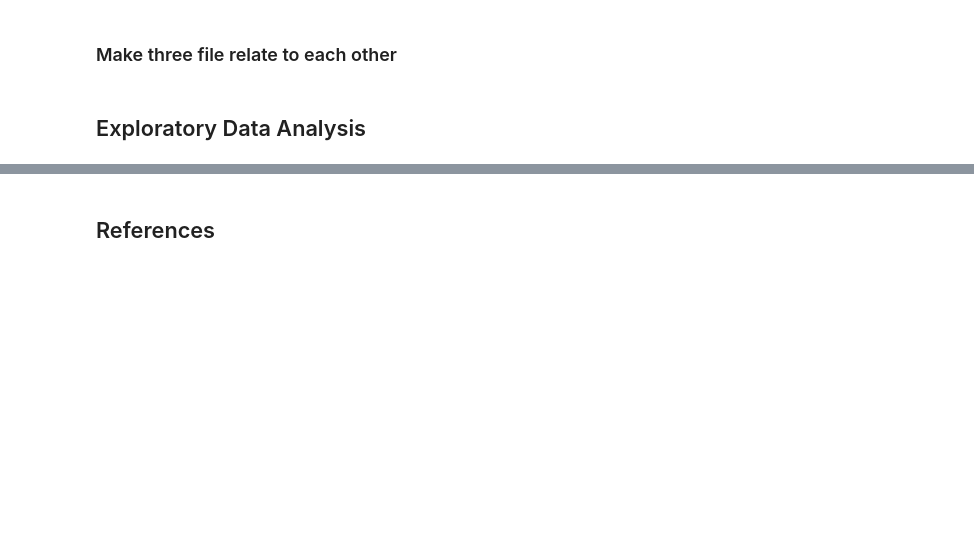
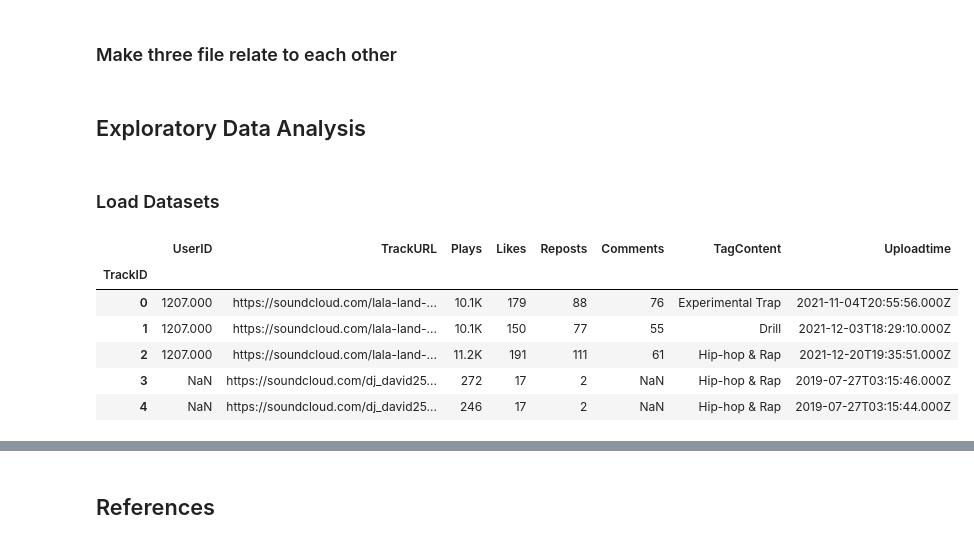
Before and after one commit to vntan/SoundCloudAnalysis, a Jupyter notebook: SoundCloudAnalysis.ipynb, the cells around one changed output, grey strips where cells are left out. Saved outputs shown, nothing was run; the diff lists cells and outputs as text; code cells hidden in the pictures; blank space fills up the shorter version.

```diff
--- a/SoundCloudAnalysis.ipynb
+++ b/SoundCloudAnalysis.ipynb
@@ -33,6 +34,10 @@ from selenium.webdriver.support.ui import WebDriverWait
 from selenium.webdriver.support import expected_conditions as EC
 # %%
 requests_cache.install_cache('cache', expire_after=None)
+np.set_printoptions(precision= 3, suppress=True)
+pd.set_option('display.max_colwidth', 100)
+pd.set_option('display.max_columns', 100)
+pd.set_option('display.float_format', '{:.3f}'.format)
 # %%
 SLEEP_TIME = 2
 SCROLL_PAUSE_TIME = 0.5
@@ -551,3 +523,20 @@ playlists.to_csv('playlists.csv', index=False)
 tracks.to_csv('tracks.csv', index=False)
 # %% [markdown]
 ## Exploratory Data Analysis
+# %% [markdown]
+### Load Datasets
+# %%
+#Load datasets
+tracks_df = pd.read_csv('tracks.csv', index_col = ['TrackID'])
+playlists_df = pd.read_csv('playlists.csv', index_col = ['PlaylistID'])
+users_df = pd.read_csv('users.csv', index_col = ['UserID'])
+# %%
+tracks_df.head()
+# %% [output]
+|  | UserID | TrackURL | Plays | Likes | Reposts | Comments | TagContent | Uploadtime |
+| TrackID |  |  |  |  |  |  |  |  |
+| 0 | 1207.000 | https://soundcloud.com/lala-land-... | 10.1K | 179 | 88 | 76 | Experimental Trap | 2021-11-04T20:55:56.000Z |
+| 1 | 1207.000 | https://soundcloud.com/lala-land-... | 10.1K | 150 | 77 | 55 | Drill | 2021-12-03T18:29:10.000Z |
+| 2 | 1207.000 | https://soundcloud.com/lala-land-... | 11.2K | 191 | 111 | 61 | Hip-hop & Rap | 2021-12-20T19:35:51.000Z |
+| 3 | NaN | https://soundcloud.com/dj_david25... | 272 | 17 | 2 | NaN | Hip-hop & Rap | 2019-07-27T03:15:46.000Z |
+| 4 | NaN | https://soundcloud.com/dj_david25... | 246 | 17 | 2 | NaN | Hip-hop & Rap | 2019-07-27T03:15:44.000Z |
```
Also changed, not shown: parts of 64 cells of this notebook, 1 other file.
